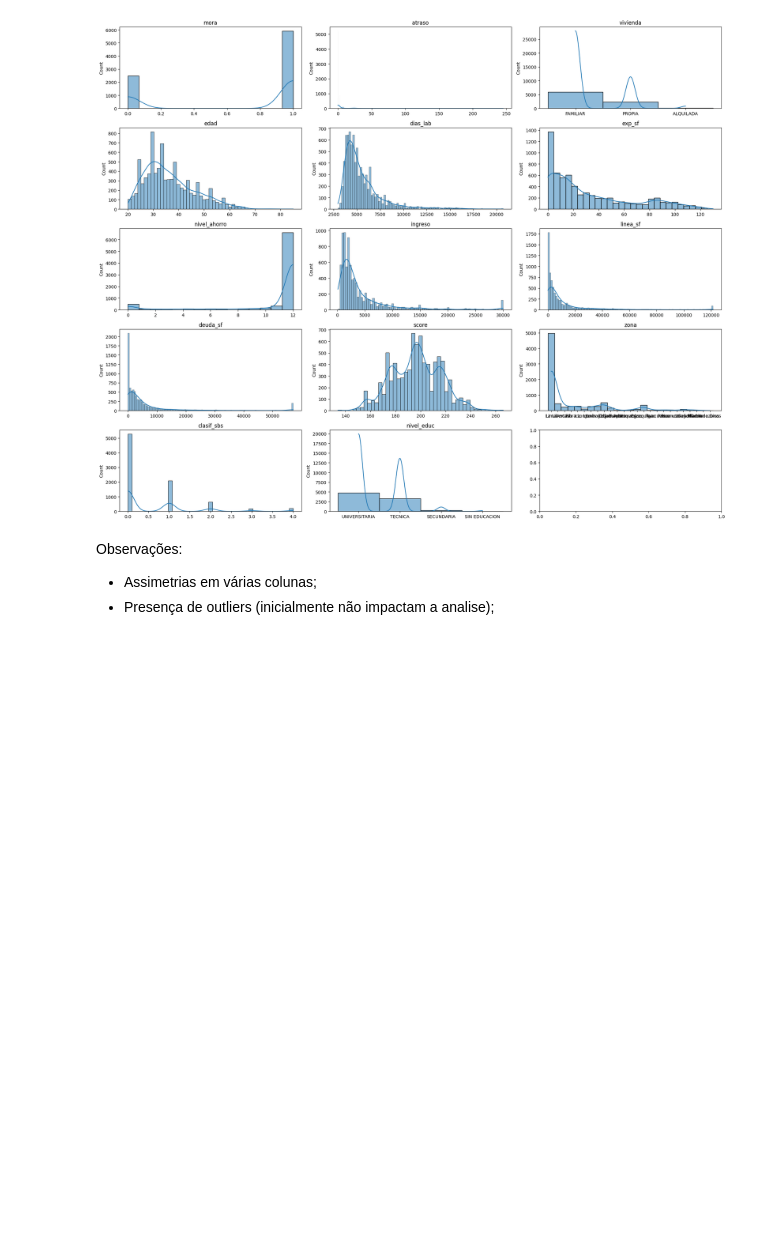
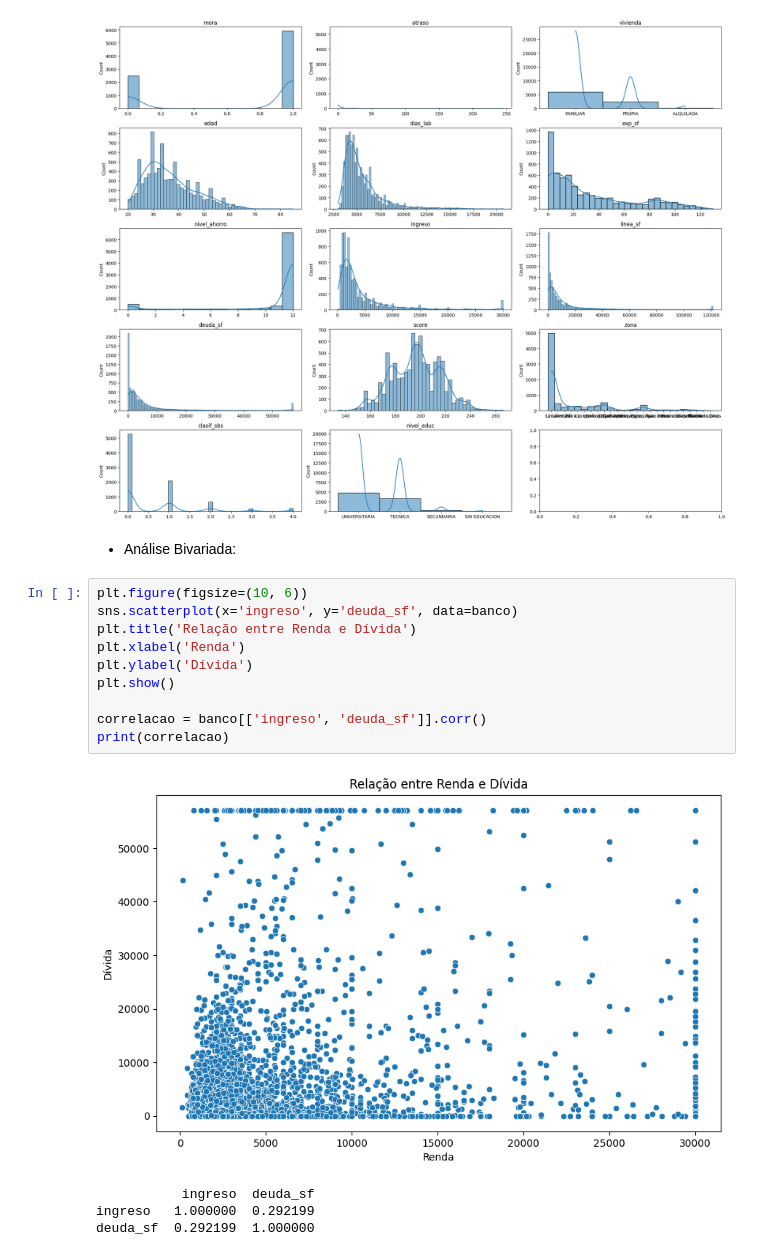
Before and after one commit to ncynira/Analise_inadimpl-ncia, a Jupyter notebook: manipulacao.ipynb, the cells around one changed output. Saved outputs shown, nothing was run; the diff lists cells and outputs as text; blank space fills up the shorter version.

```diff
--- a/manipulacao.ipynb
+++ b/manipulacao.ipynb
@@ -230,8 +266,20 @@ for current_idx, variable in enumerate(variables):
 plt.tight_layout()
 # %% [output]
 [figure]
-# %% [markdown]
- Observações:
-
-- Assimetrias em várias colunas;
-- Presença de outliers (inicialmente não impactam a analise);
+# %% [markdown]
+- Análise Bivariada:
+# %%
+plt.figure(figsize=(10, 6))
+sns.scatterplot(x='ingreso', y='deuda_sf', data=banco)
+plt.title('Relação entre Renda e Dívida')
+plt.xlabel('Renda')
+plt.ylabel('Dívida')
+plt.show()
+
+correlacao = banco[['ingreso', 'deuda_sf']].corr()
+print(correlacao)
+# %% [output]
+[figure, added]
+           ingreso  deuda_sf
+ingreso   1.000000  0.292199
+deuda_sf  0.292199  1.000000
```
Also changed, not shown: parts of 20 cells of this notebook, 3 other files.
